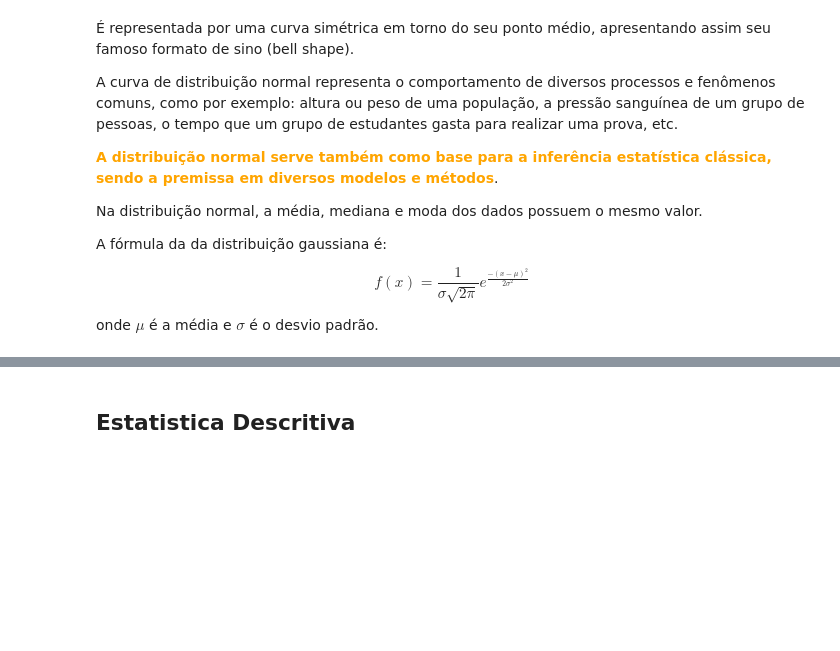
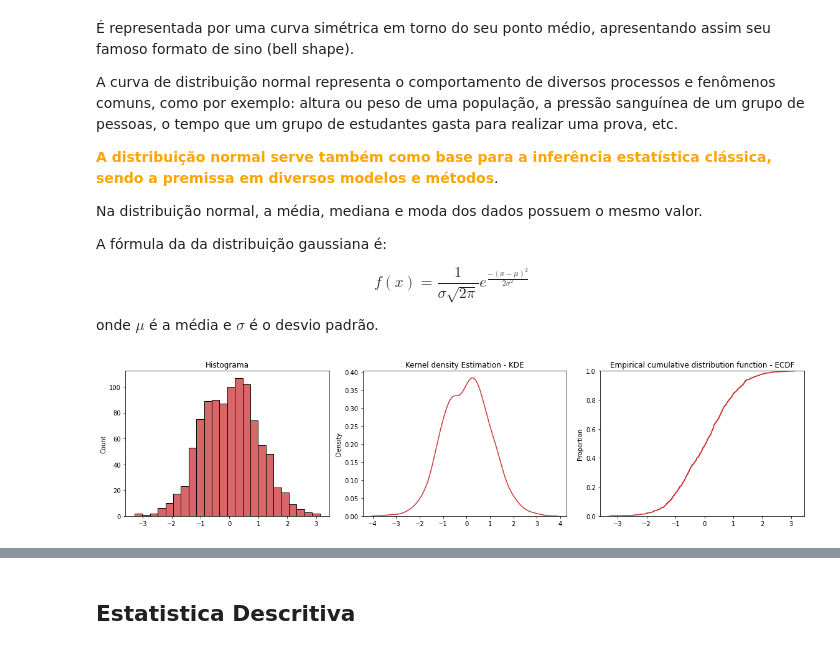
Before and after one commit to rocabrera/curso_ml, a Jupyter notebook: semana_4/intro_estatistica_descritiva.ipynb, the cells around one changed output, grey strips where cells are left out. Drawn from its saved outputs; the diff is of its cells as text; code cells hidden in the pictures; blank space fills up the shorter version.

```diff
--- a/semana_4/intro_estatistica_descritiva.ipynb
+++ b/semana_4/intro_estatistica_descritiva.ipynb
@@ -171,3 +263,21 @@ f(x) = \frac{1}{\sigma\sqrt{2\pi}}e^{\frac{-(x-\mu)^2}{2\sigma^2}}
 $$
 
 onde $\mu$ é a média e $\sigma$ é o desvio padrão.
+# %%
+n_samples = 1000
+x = np.random.normal(0, 1, n_samples)
+
+fig, axs = plt.subplots(1,3,figsize=(16,4))
+
+def plot_distribution(func, x, ax, title, **kwargs):
+    g = func(x, ax=ax, **kwargs)
+    g.set_title(title)
+
+plot_distribution(sns.histplot, x, axs[0], "Histograma")
+plot_distribution(sns.kdeplot, x, axs[1], "Kernel density Estimation - KDE")
+plot_distribution(sns.ecdfplot, x, axs[2], "Empirical cumulative distribution function - ECDF")
+
+plt.tight_layout()
+plt.show()
+# %% [output]
+[figure, added]
```
Also changed, not shown: parts of 14 cells of this notebook, 8 other files.
